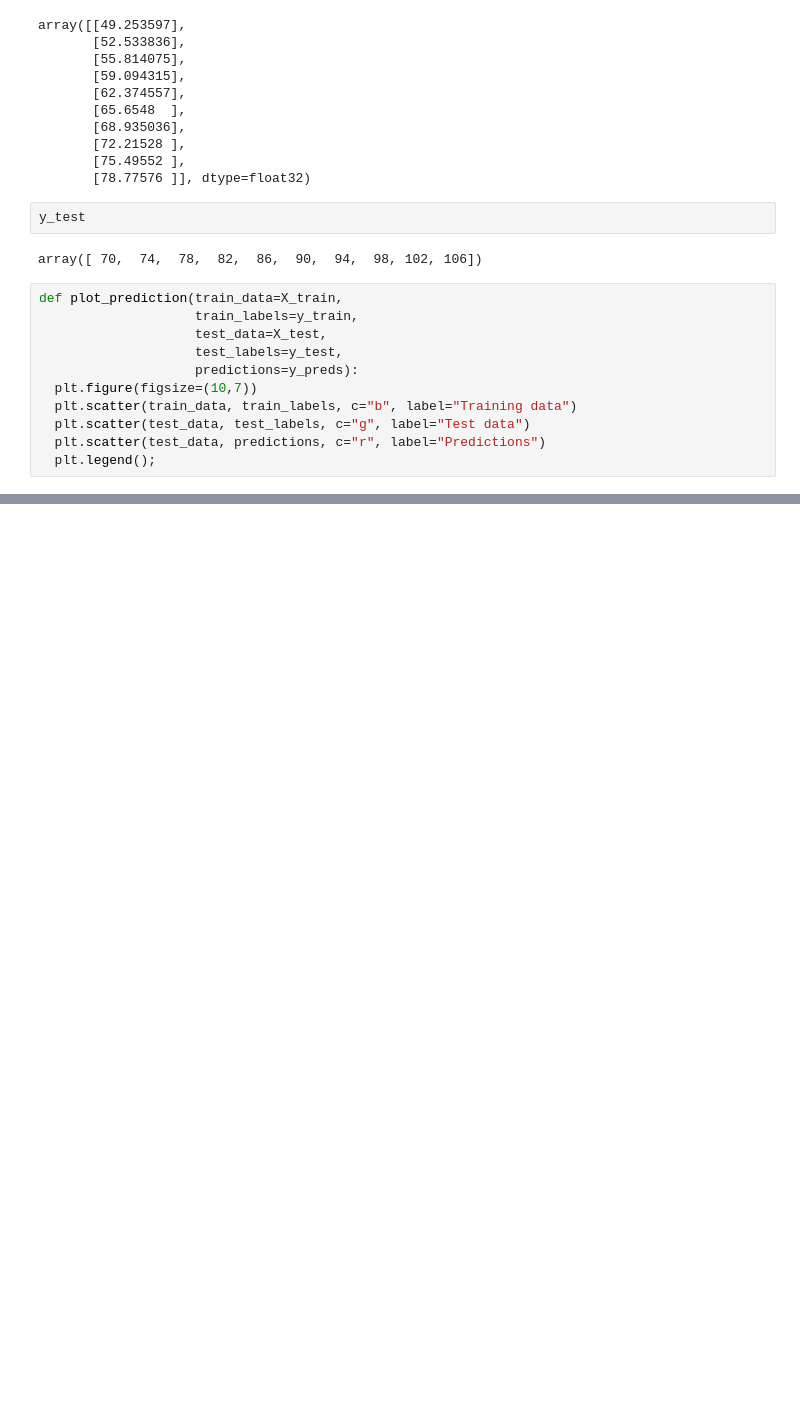
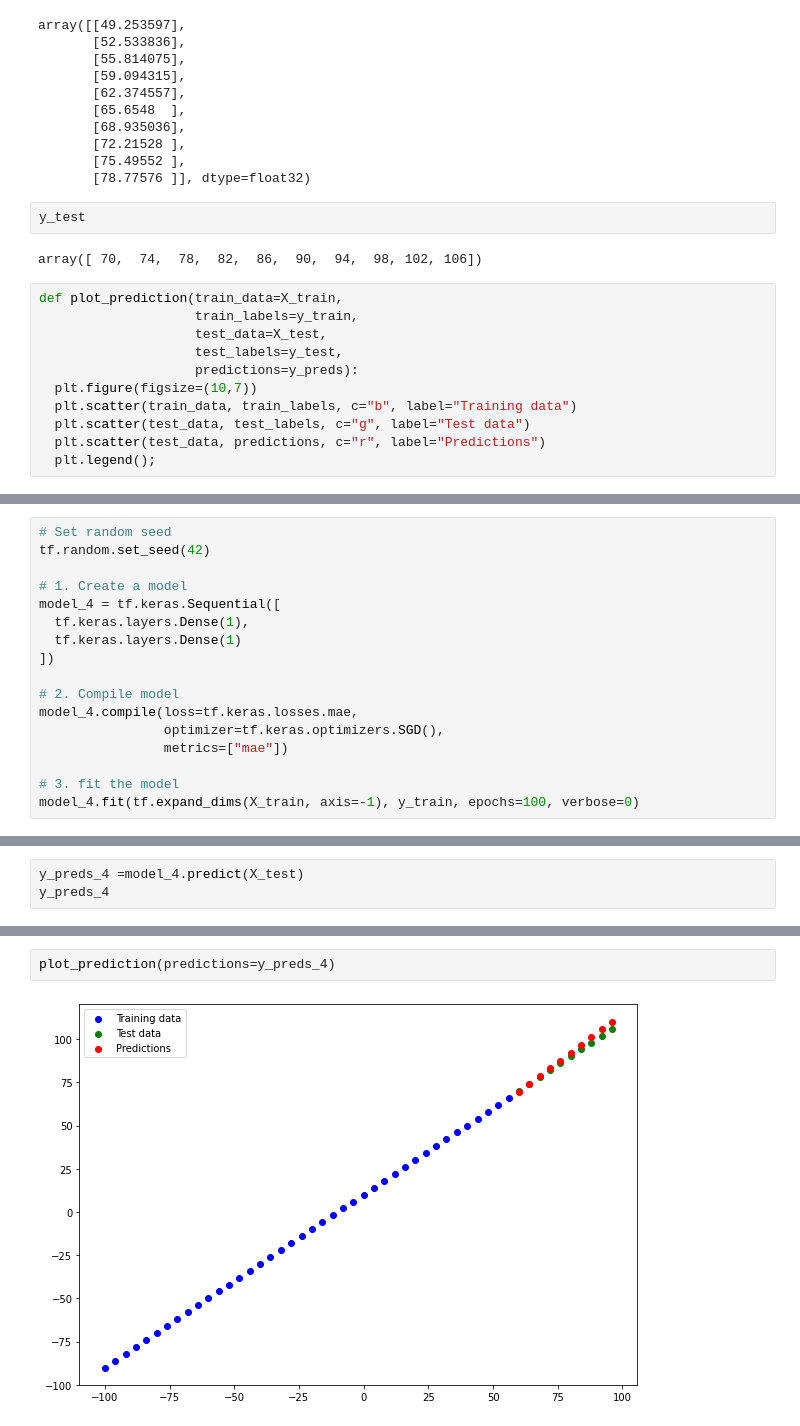
Before and after one commit to milioe/Moravec, a Jupyter notebook: 1_RegresionDamian.ipynb, the cells around one changed output, grey strips where cells are left out. Cells and saved outputs as stored; diff of their text form; blank space fills up the shorter version.

```diff
--- a/1_RegresionDamian.ipynb
+++ b/1_RegresionDamian.ipynb
@@ -325,0 +371,17 @@ plot_prediction(X_train,
+# %%
+# Set random seed
+tf.random.set_seed(42)
+
+# 1. Create a model
+model_4 = tf.keras.Sequential([
+  tf.keras.layers.Dense(1),
+  tf.keras.layers.Dense(1)
+])
+
+# 2. Compile model
+model_4.compile(loss=tf.keras.losses.mae,
+                optimizer=tf.keras.optimizers.SGD(),
+                metrics=["mae"])
+
+# 3. fit the model
+model_4.fit(tf.expand_dims(X_train, axis=-1), y_train, epochs=100, verbose=0)
@@ -325,0 +390,3 @@ plot_prediction(X_train,
+# %%
+y_preds_4 =model_4.predict(X_test)
+y_preds_4
@@ -325,0 +404,4 @@ plot_prediction(X_train,
+# %%
+plot_prediction(predictions=y_preds_4)
+# %% [output]
+[figure, added]
```
Also changed, not shown: parts of 41 cells of this notebook.
